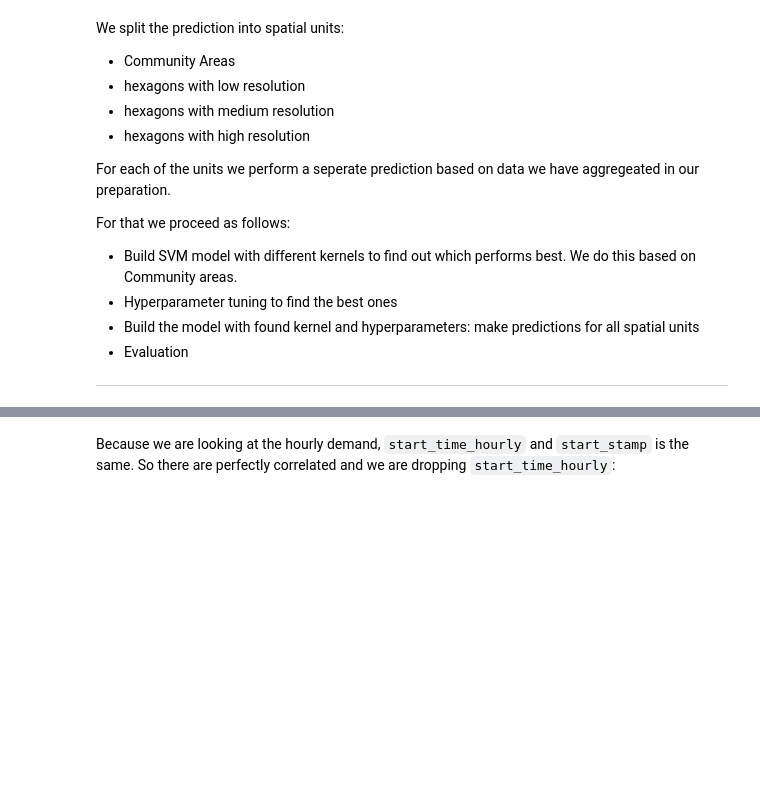
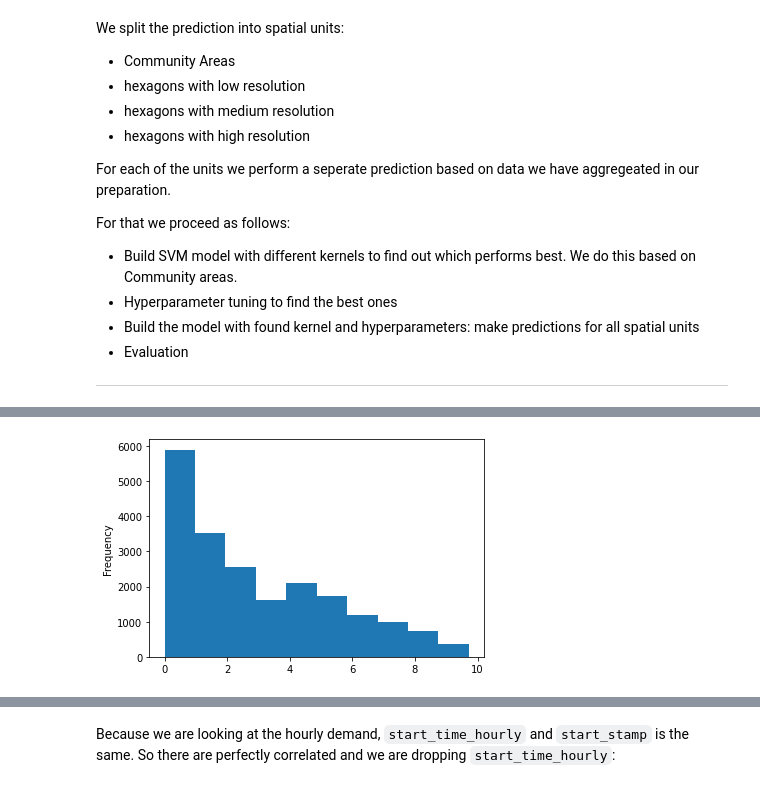
Before and after one commit to Hannah2800/AAA_2023_AdvancedPythonPandas, a Jupyter notebook: Task 4 - Predictive Analysis - SVM (daily).ipynb, the cells around one changed output, grey strips where cells are left out. Drawn from its saved outputs; the diff is of its cells as text; code cells hidden in the pictures; blank space fills up the shorter version.

```diff
--- a/Task 4 - Predictive Analysis - SVM (daily).ipynb
+++ b/Task 4 - Predictive Analysis - SVM (daily).ipynb
@@ -52,3 +57,9 @@ df_24h_hexhig = pd.read_csv("data/datasets/df_24h_hexhig.csv")
+# %%
+df_24h_comar['numOfTaxis_area'] = np.log(df_24h_comar['numOfTaxis_area'])
+df_24h_comar['numOfTaxis_area'].plot.hist()
+plt.show()
+# %% [output]
+[figure, added]
 # %%
 df_24h_comar.drop(columns = ['date_start'],inplace = True)
 df_24h_hexlow.drop(columns = ['date_start'],inplace = True)
```
Also changed, not shown: parts of 11 cells of this notebook, 1 other file.
